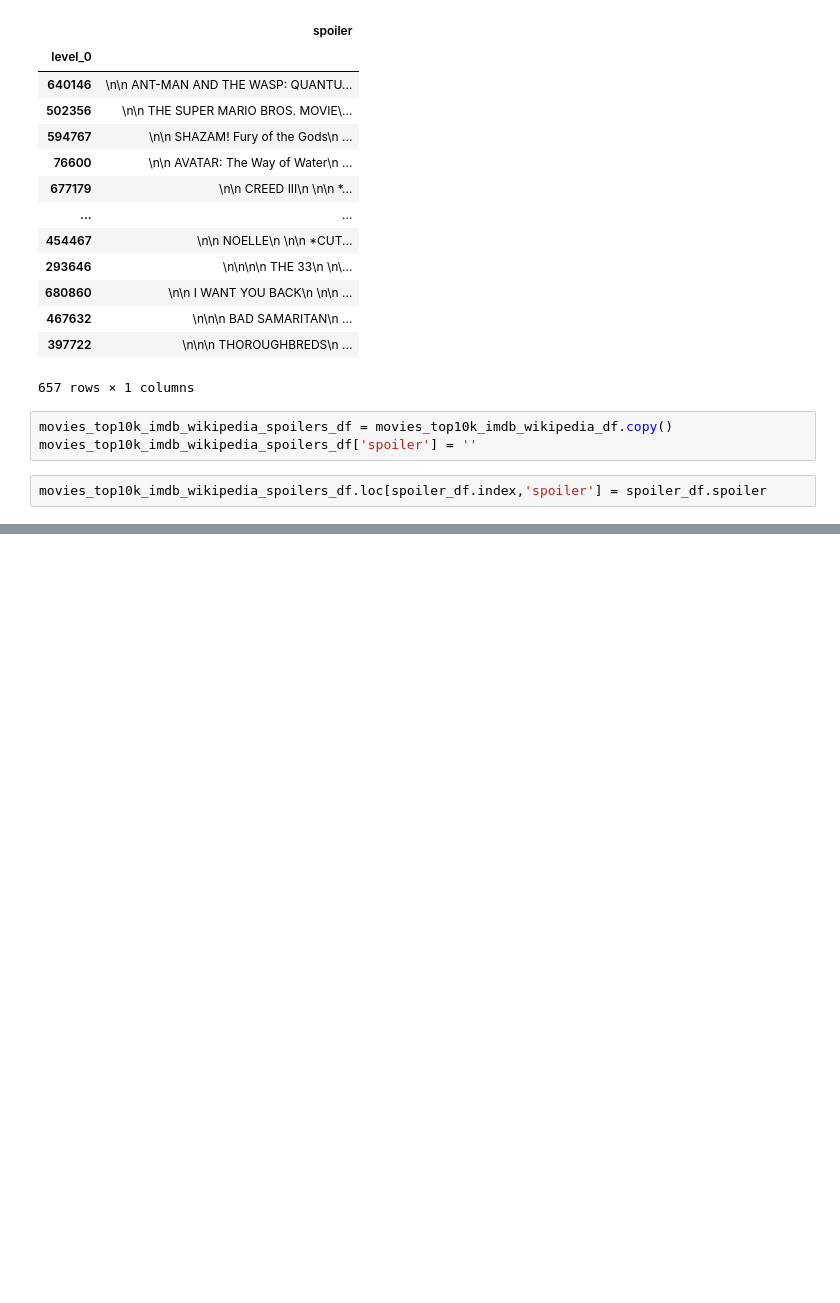
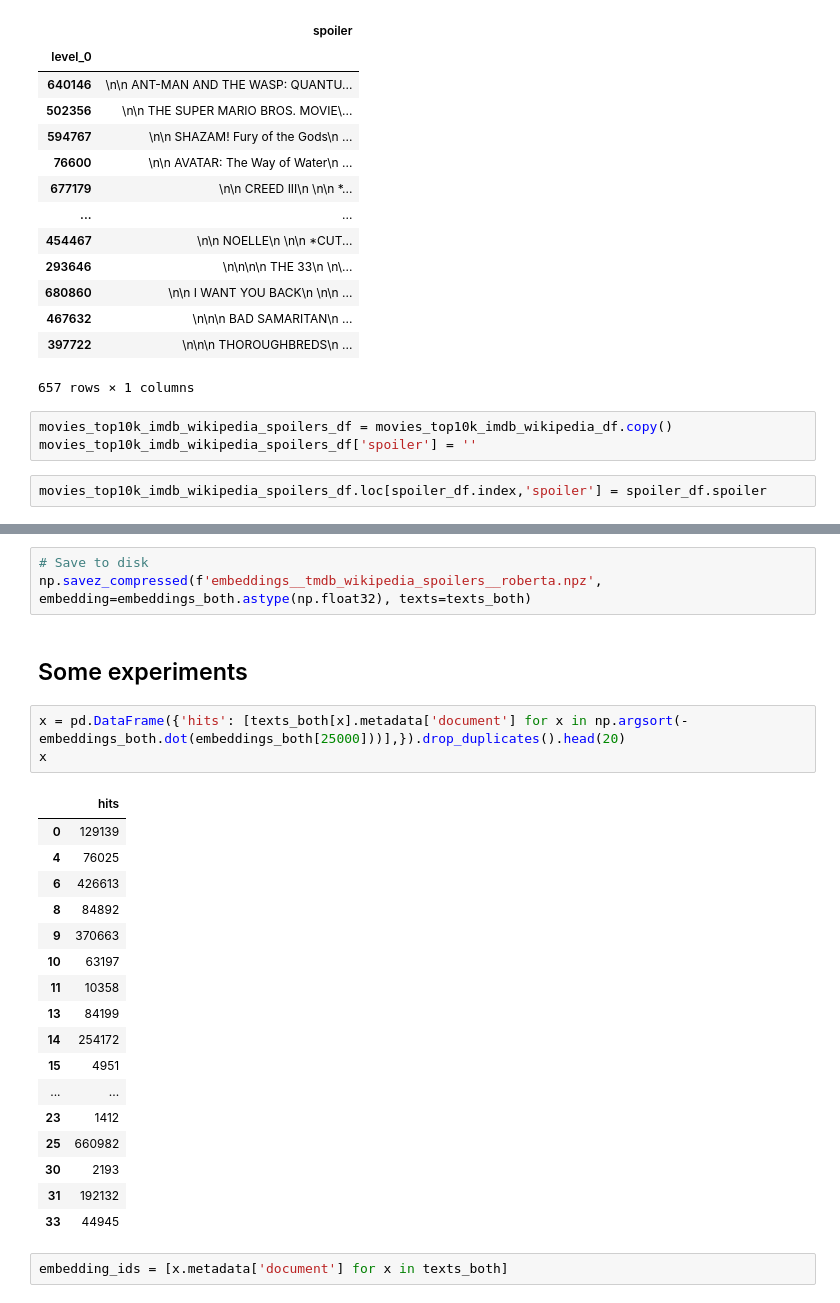
Before and after one commit to mklarqvist/ai-playground, a Jupyter notebook: movie-embeddings/preprocessing/tmbd_id_review.ipynb, the cells around one changed output, grey strips where cells are left out. Drawn from its saved outputs; the diff is of its cells as text; blank space fills up the shorter version.

```diff
--- a/movie-embeddings/preprocessing/tmbd_id_review.ipynb
+++ b/movie-embeddings/preprocessing/tmbd_id_review.ipynb
@@ -907,0 +1187,28 @@ movies_top10k_imdb_wikipedia_spoilers_df[movies_top10k_imdb_wikipedia_spoilers_d
+# %%
+# Save to disk
+np.savez_compressed(f'embeddings__tmdb_wikipedia_spoilers__roberta.npz', embedding=embeddings_both.astype(np.float32), texts=texts_both)
+# %% [markdown]
+## Some experiments
+# %%
+x = pd.DataFrame({'hits': [texts_both[x].metadata['document'] for x in np.argsort(-embeddings_both.dot(embeddings_both[25000]))],}).drop_duplicates().head(20)
+x
+# %% [output]
+|  | hits |
+| 0 | 129139 |
+| 4 | 76025 |
+| 6 | 426613 |
+| 8 | 84892 |
+| 9 | 370663 |
+| 10 | 63197 |
+| 11 | 10358 |
+| 13 | 84199 |
+| 14 | 254172 |
+| 15 | 4951 |
+| ... | ... |
+| 23 | 1412 |
+| 25 | 660982 |
+| 30 | 2193 |
+| 31 | 192132 |
+| 33 | 44945 |
+# %%
+embedding_ids = [x.metadata['document'] for x in texts_both]
```
Also changed, not shown: parts of 112 cells of this notebook, 2 other files.
